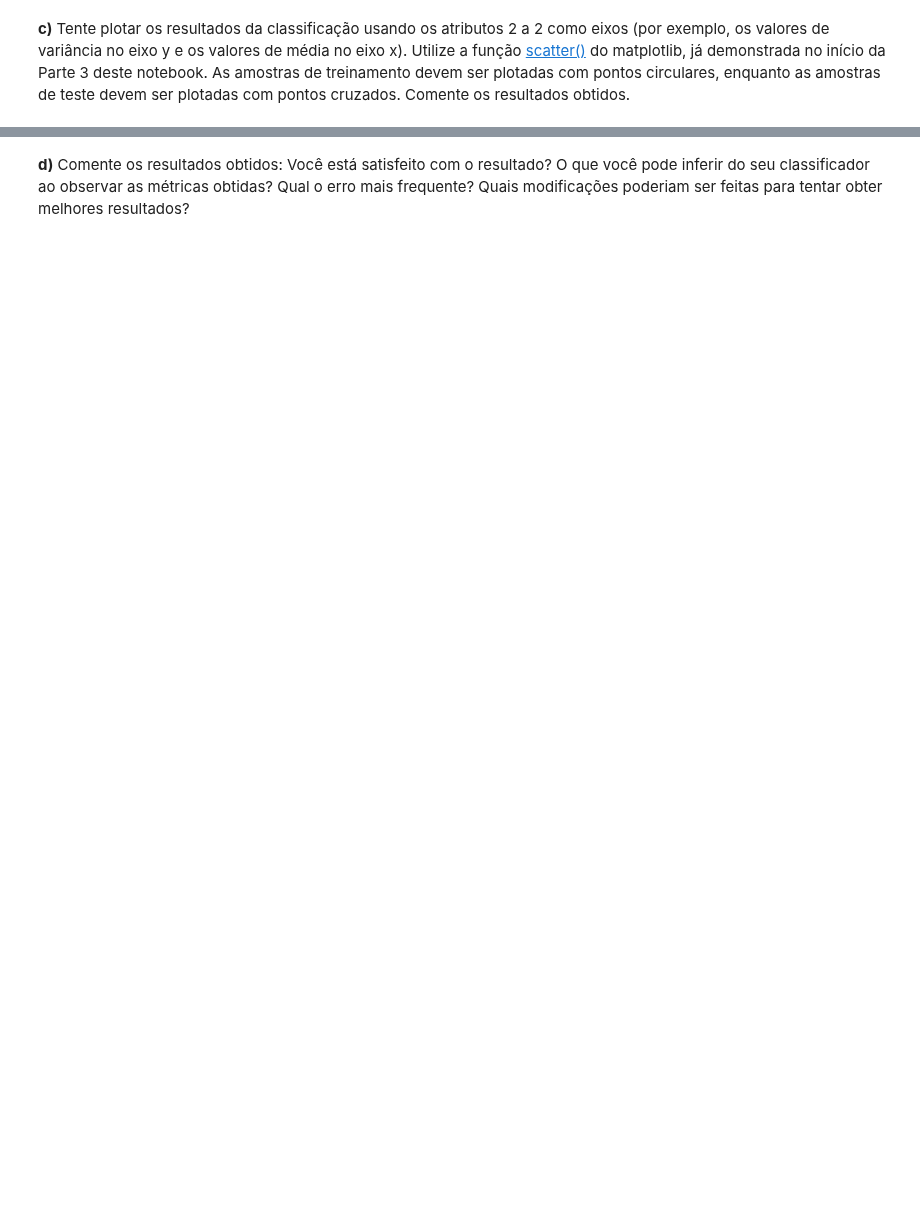
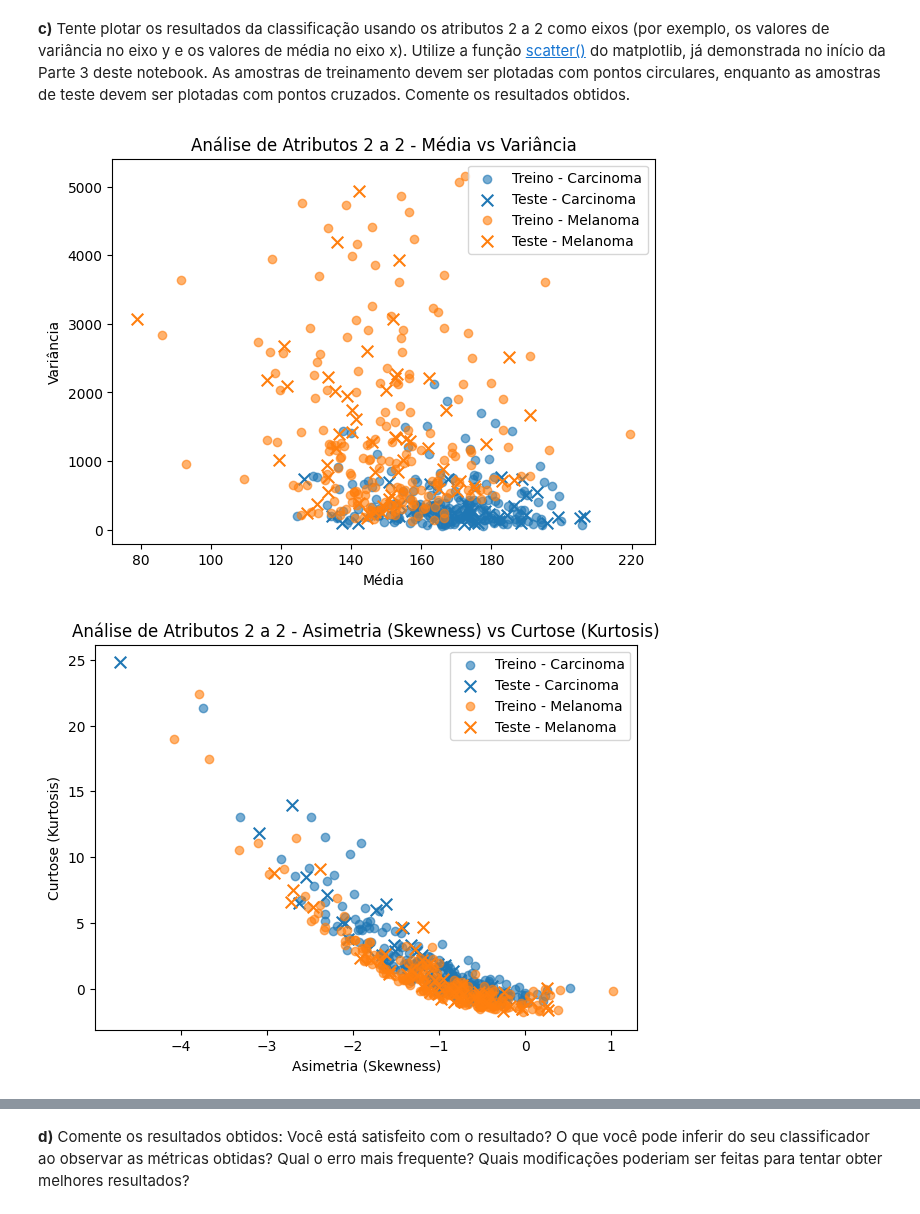
Before and after one commit to UNICAMP-EA979/2026s1-pi02-histogramas-knn-leticialopesms, a Jupyter notebook: Atividade.ipynb, the cells around one changed output, grey strips where cells are left out. Cells and saved outputs as stored; diff of their text form; code cells hidden in the pictures; blank space fills up the shorter version.

```diff
--- a/Atividade.ipynb
+++ b/Atividade.ipynb
@@ -514,0 +605,51 @@ Utilize os conjuntos de dados criados anteriormente para obter os vetores de atr
+# %%
+colors = {0: "tab:blue", 1: "tab:orange"}
+
+atributes = {
+    0: "Média",
+    1: "Variância",
+    2: "Asimetria (Skewness)",
+    3: "Curtose (Kurtosis)",
+    4: "1% Percentil",
+    5: "10% Percentil",
+    6: "50% Percentil",
+    7: "90% Percentil",
+    8: "99% Percentil"
+}
+
+predictions_test = knn.predict(features_test)
+
+def attribute_analysis_2x2(idx_x, idx_y, class_names):
+    plt.figure(figsize=(7, 5))
+    for c in [0, 1]:    # Iterando sobre as classes
+        idx_train = np.array(labels_train) == c        # labels de treino para a classe c
+        idx_test = np.array(predictions_test) == c    # resultados do teste para a classe c
+
+        plt.scatter(
+            features_train[idx_train, idx_x], features_train[idx_train, idx_y],
+            color=colors[c], marker="o", alpha=0.6,
+            label=f"Treino - {class_names[c]}"
+        )
+        plt.scatter(
+            features_test[idx_test, idx_x], features_test[idx_test, idx_y],
+            color=colors[c], marker="x", s=70,
+            label=f"Teste - {class_names[c]}"
+        )
+
+    plt.xlabel(f"{atributes[idx_x]}")
+    plt.ylabel(f"{atributes[idx_y]}")
+    plt.title(f"Análise de Atributos 2 a 2 - {atributes[idx_x]} vs {atributes[idx_y]}")
+    plt.legend()
+    plt.show()
+
+# Analisando os atributos de Média e Variância
+attribute_analysis_2x2(0, 1, class_names=class_names)
+
+# Analisando os atributos de Skewness e Kurtosis
+attribute_analysis_2x2(2, 3, class_names=class_names)
+
+# Analisando os atributos de Skewness e Kurtosis
+attribute_analysis_2x2(4, 5, class_names=class_names)
+# %% [output]
+[figure, added]
+[figure, added]
```
Also changed, not shown: parts of 39 cells of this notebook.
